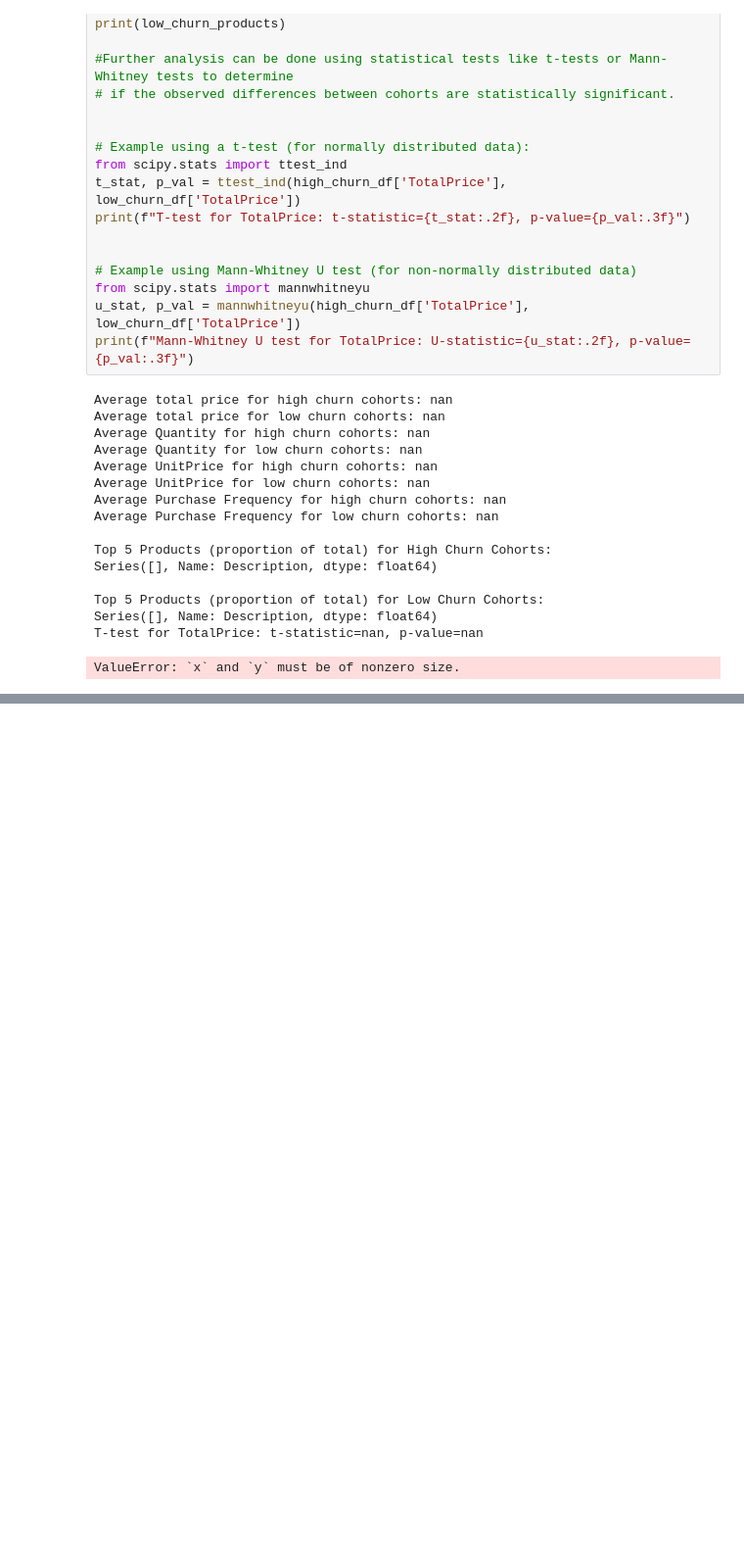
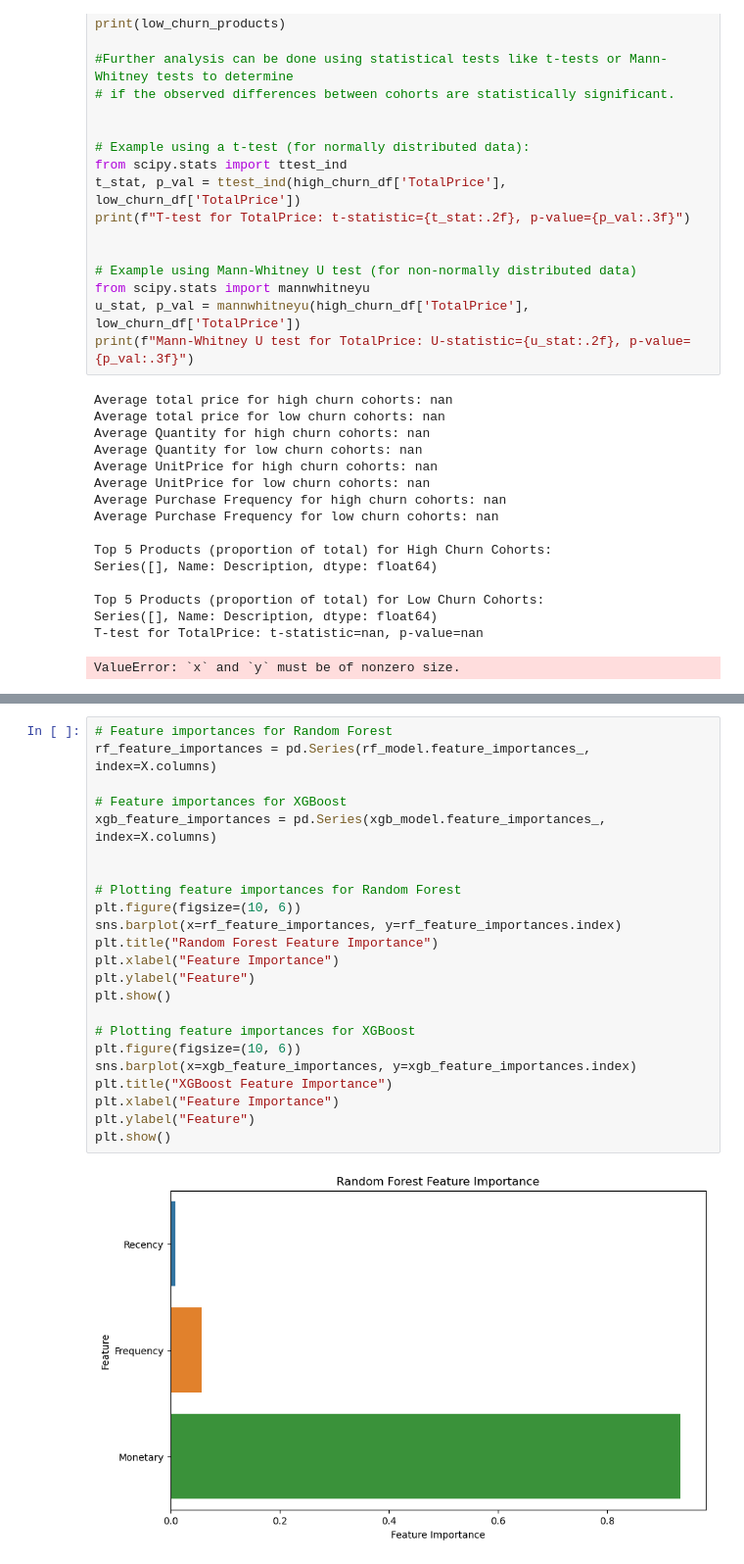
Before and after one commit to Emerald-GitHub/Eshop-pro-cohort-analysis, a Jupyter notebook: notebook/Eshop-pro-cohort-analysis.ipynb, the cells around one changed output, grey strips where cells are left out. Shown at 98% size. Drawn from its saved outputs; the diff is of its cells as text; blank space fills up the shorter version.

```diff
--- a/notebook/Eshop-pro-cohort-analysis.ipynb
+++ b/notebook/Eshop-pro-cohort-analysis.ipynb
@@ -929,0 +1102,25 @@ ValueError: `x` and `y` must be of nonzero size.
+# %%
+# Feature importances for Random Forest
+rf_feature_importances = pd.Series(rf_model.feature_importances_, index=X.columns)
+
+# Feature importances for XGBoost
+xgb_feature_importances = pd.Series(xgb_model.feature_importances_, index=X.columns)
+
+
+# Plotting feature importances for Random Forest
+plt.figure(figsize=(10, 6))
+sns.barplot(x=rf_feature_importances, y=rf_feature_importances.index)
+plt.title("Random Forest Feature Importance")
+plt.xlabel("Feature Importance")
+plt.ylabel("Feature")
+plt.show()
+
+# Plotting feature importances for XGBoost
+plt.figure(figsize=(10, 6))
+sns.barplot(x=xgb_feature_importances, y=xgb_feature_importances.index)
+plt.title("XGBoost Feature Importance")
+plt.xlabel("Feature Importance")
+plt.ylabel("Feature")
+plt.show()
+# %% [output]
+[figure, added]
```
Also changed, not shown: parts of 9 cells of this notebook.
